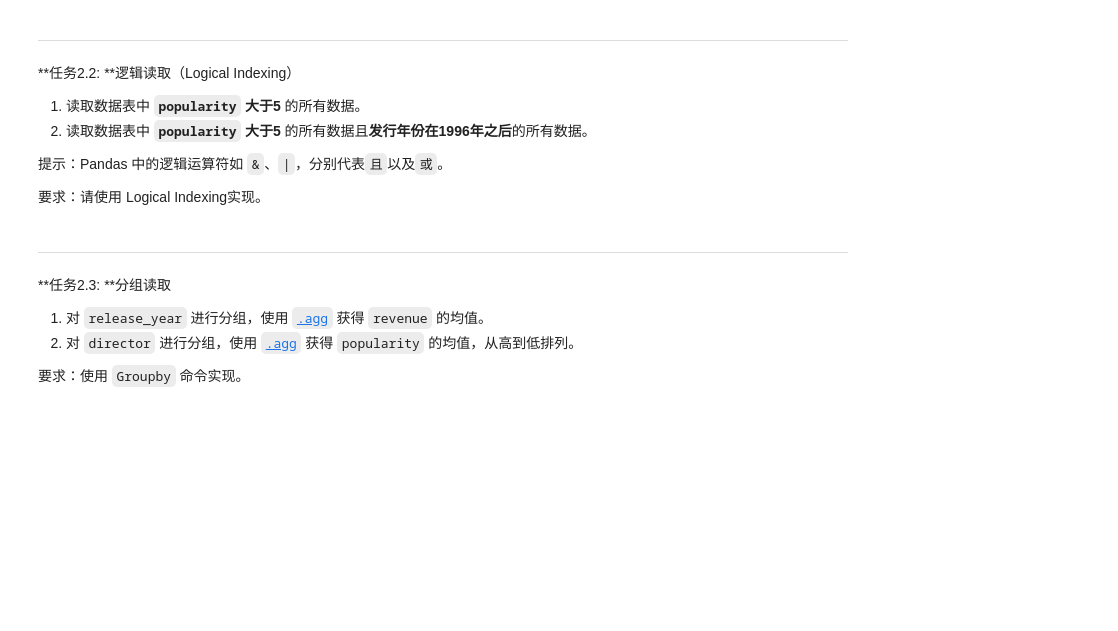
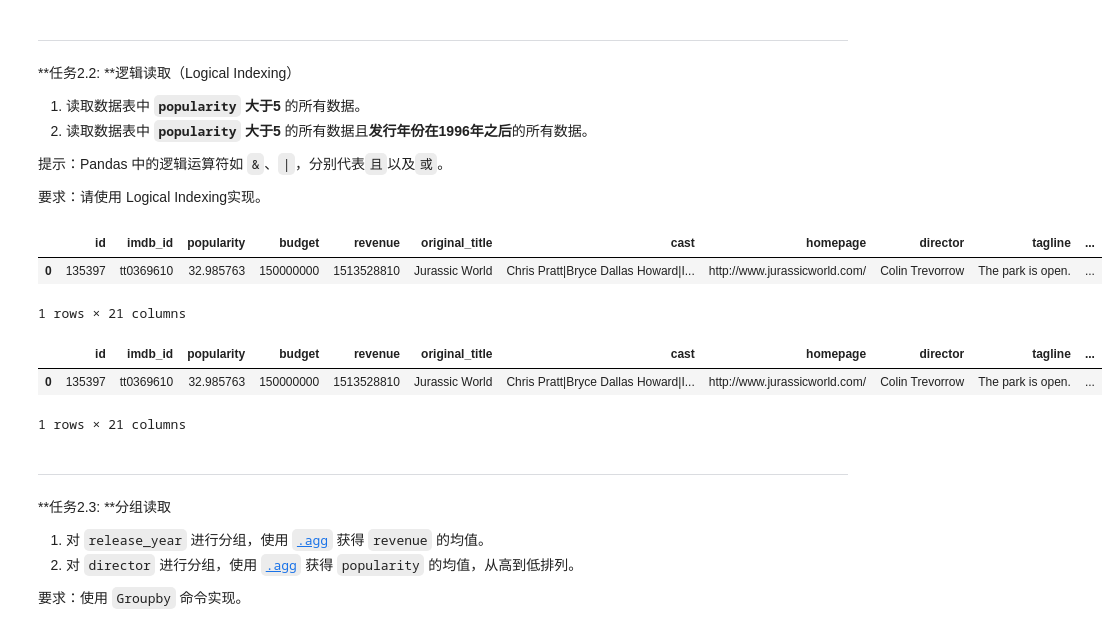
Before and after one commit to AndyClouder/AIPND-cn, a Jupyter notebook: P2_Explore_Movie_Dataset/Explore Movie Dataset.ipynb, the cells around one changed output. Saved outputs shown, nothing was run; the diff lists cells and outputs as text; code cells hidden in the pictures; blank space fills up the shorter version.

```diff
--- a/P2_Explore_Movie_Dataset/Explore Movie Dataset.ipynb
+++ b/P2_Explore_Movie_Dataset/Explore Movie Dataset.ipynb
@@ -185,8 +197,18 @@ data_task2_1.iloc[49:59,1:2]
 提示：Pandas 中的逻辑运算符如 `&`、`|`，分别代表`且`以及`或`。
 
 要求：请使用 Logical Indexing实现。
+# %%
+tm_data[(tm_data['popularity']>5)&(tm_data['release_year']>1996)].head(1)
+# %% [output]
+|  | id | imdb_id | popularity | budget | revenue | original_title | cast | homepage | director | tagline | ... |
+| 0 | 135397 | tt0369610 | 32.985763 | 150000000 | 1513528810 | Jurassic World | Chris Pratt|Bryce Dallas Howard|I... | http://www.jurassicworld.com/ | Colin Trevorrow | The park is open. | ... |
+1 rows × 21 columns
 # %%
-tm_data[['popularity']]
+tm_data[tm_data['popularity']>5].head(1)
+# %% [output]
+|  | id | imdb_id | popularity | budget | revenue | original_title | cast | homepage | director | tagline | ... |
+| 0 | 135397 | tt0369610 | 32.985763 | 150000000 | 1513528810 | Jurassic World | Chris Pratt|Bryce Dallas Howard|I... | http://www.jurassicworld.com/ | Colin Trevorrow | The park is open. | ... |
+1 rows × 21 columns
 # %% [markdown]
 ---
 
```
Also changed, not shown: parts of 11 cells of this notebook.
